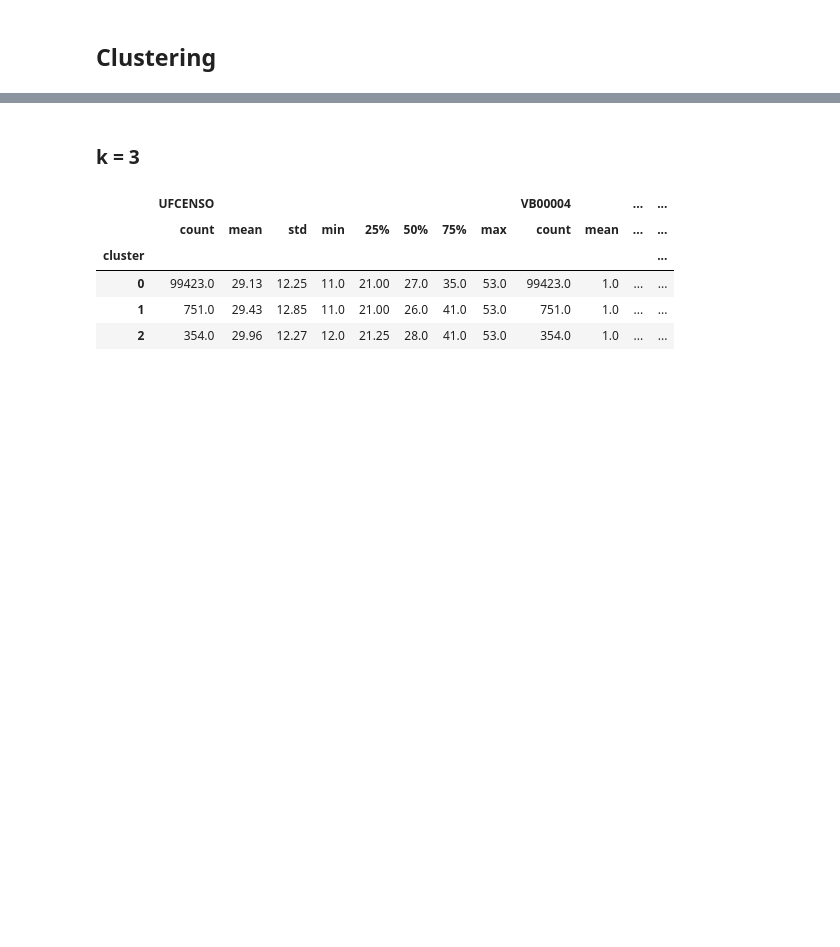
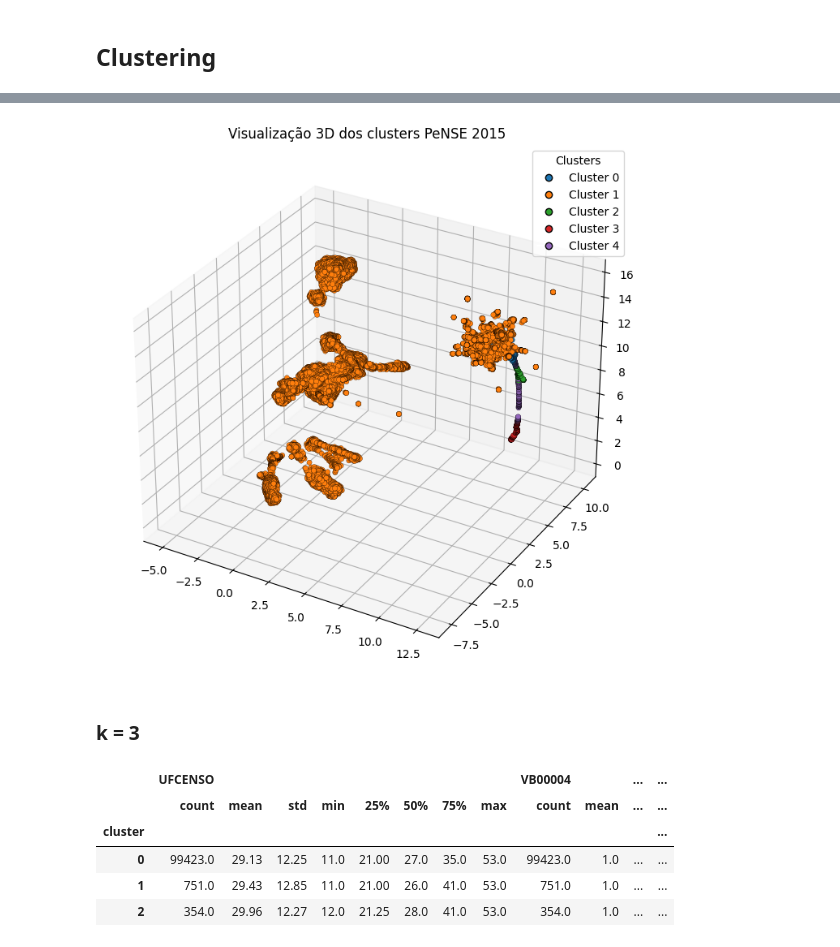
Before and after one commit to guilhermecamboim/pense-clustering-analysis, a Jupyter notebook: analise_PeNSE_2015.ipynb, the cells around one changed output, grey strips where cells are left out. Drawn from its saved outputs; the diff is of its cells as text; code cells hidden in the pictures; blank space fills up the shorter version.

```diff
--- a/analise_PeNSE_2015.ipynb
+++ b/analise_PeNSE_2015.ipynb
@@ -308,3 +398,42 @@ Melhor k pelo Davies-Bouldin Index: 2
+# %%
+reducer = umap.UMAP(n_components=3, random_state=42)
+X_umap = reducer.fit_transform(df)
+
+color_map = {
+    0: '#1f77b4',  # blue
+    1: '#ff7f0e',  # orange
+    2: '#2ca02c',  # green
+    3: '#d62728',  # red
+    4: '#9467bd',  # purple
+}
+
+colors = [color_map[label] for label in labels]
+
+fig = plt.figure(figsize=(10, 7))
+ax = fig.add_subplot(111, projection='3d')
+
+scatter = ax.scatter(
+    X_umap[:, 0], X_umap[:, 1], X_umap[:, 2],
+    c=colors,
+    s=20,
+    alpha=1.0,
+    edgecolor='k',
+    linewidth=0.2
+)
+
+from matplotlib.lines import Line2D
+handles = [
+    Line2D([0], [0], marker='o', color='w', label=f'Cluster {i}',
+           markerfacecolor=color_map[i], markersize=6, markeredgecolor='k')
+    for i in sorted(np.unique(labels))
+]
+ax.legend(handles=handles, title="Clusters")
+
+ax.set_title("Visualização 3D dos clusters PeNSE 2015")
+plt.tight_layout()
+plt.show()
+# %% [output]
+[figure, added]
 # %% [markdown]
 ### k = 3
 # %%
```
Also changed, not shown: parts of 14 cells of this notebook, 2 other files.
